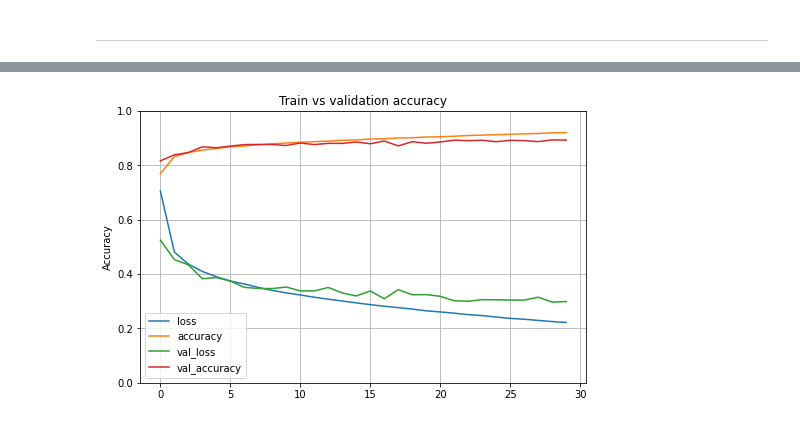
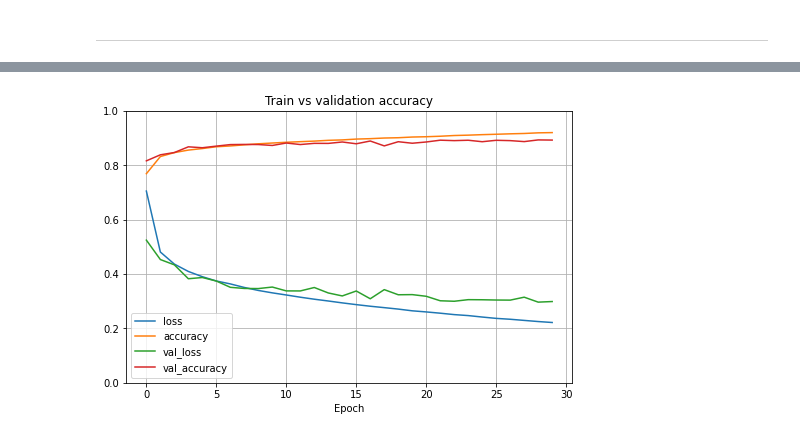
Before and after one commit to pkmklong/tf2, a Jupyter notebook: src/notebooks/tf_check_install.ipynb, the cells around one changed output, grey strips where cells are left out. Cells and saved outputs as stored; diff of their text form; code cells hidden in the pictures.

```diff
--- a/src/notebooks/tf_check_install.ipynb
+++ b/src/notebooks/tf_check_install.ipynb
@@ -86,10 +86,8 @@ Epoch 30/30
 # %%
 pd.DataFrame(history.history).plot(figsize = (8,5))
 plt.grid(True)
 plt.gca().set_ylim(0,1)
-plt.ylabel("Accuracy")
-p
-plt.title("Train vs validation accuracy")
+plt.xlabel("Epoch"), plt.title("Train vs validation accuracy")
 plt.show()
 # %% [output]
-[figure, old version]
+[figure, new version]
```
